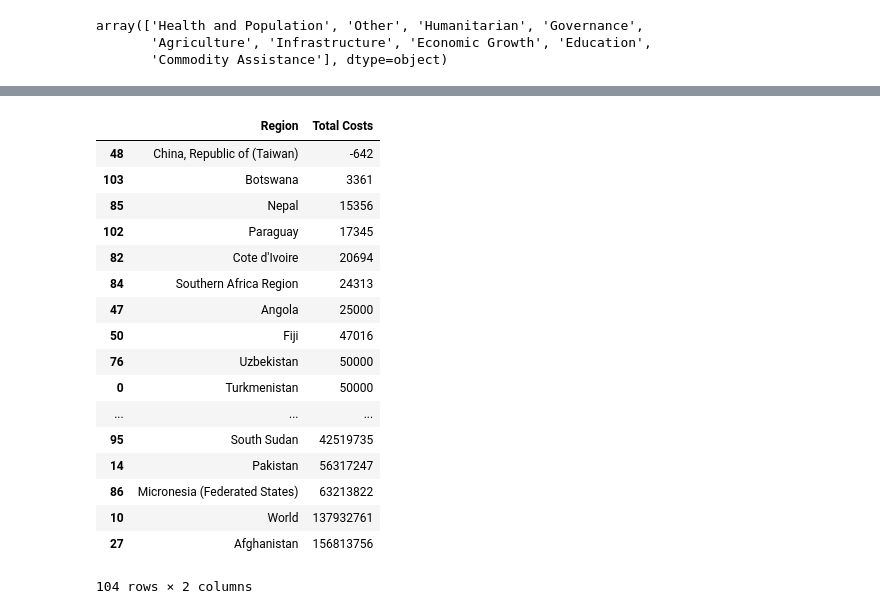
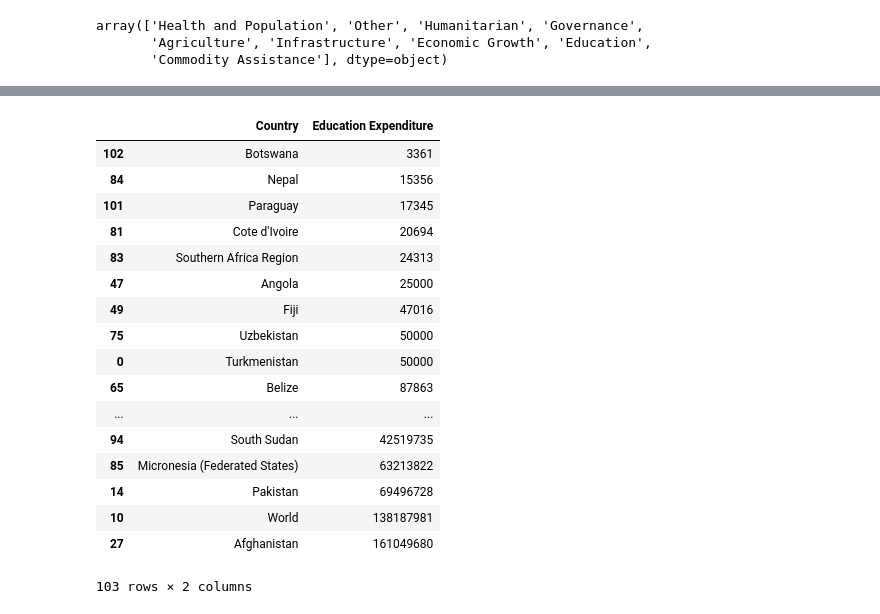
Before and after one commit to ds-proto/ds-proto.github.io, a Jupyter notebook: US_aid.ipynb, the cells around one changed output, grey strips where cells are left out. Drawn from its saved outputs; the diff is of its cells as text; code cells hidden in the pictures.

```diff
--- a/US_aid.ipynb
+++ b/US_aid.ipynb
@@ -64,10 +44,11 @@ def total_costs(dataframe, region_label, cost_label):
     for index,row in dataframe.iterrows():
         region = row[region_label]
         cost = row[cost_label]
-        if region in costs:
-            costs[region] += cost
-        else:
-            costs[region] = cost
+        if cost >= 0:
+            if region in costs:
+                costs[region] += cost
+            else:
+                costs[region] = cost
     return costs
 
 def costs_of(category, region_label, cost_label):
@@ -101,23 +82,24 @@ plot_costs(education_df, 'Region', 'Total Costs')
 # %%
+country_edu_labels = ['Country', 'Education Expenditure']
 country_edu_costs = costs_of('Education', 'country_name', 'current_amount')
-country_edu_df = dict_to_df(country_edu_costs, ['Region', 'Total Costs'])
-country_edu_df.sort('Total Costs')
+country_edu_df = dict_to_df(country_edu_costs, country_edu_labels)
+country_edu_df.sort(country_edu_labels[1])
 # %% [output]
-|  | Region | Total Costs |
-| 48 | China, Republic of (Taiwan) | -642 |
-| 103 | Botswana | 3361 |
-| 85 | Nepal | 15356 |
-| 102 | Paraguay | 17345 |
-| 82 | Cote d'Ivoire | 20694 |
-| 84 | Southern Africa Region | 24313 |
+|  | Country | Education Expenditure |
+| 102 | Botswana | 3361 |
+| 84 | Nepal | 15356 |
+| 101 | Paraguay | 17345 |
+| 81 | Cote d'Ivoire | 20694 |
+| 83 | Southern Africa Region | 24313 |
 | 47 | Angola | 25000 |
-| 50 | Fiji | 47016 |
-| 76 | Uzbekistan | 50000 |
+| 49 | Fiji | 47016 |
+| 75 | Uzbekistan | 50000 |
 | 0 | Turkmenistan | 50000 |
+| 65 | Belize | 87863 |
 | ... | ... | ... |
-| 95 | South Sudan | 42519735 |
-| 14 | Pakistan | 56317247 |
-| 86 | Micronesia (Federated States) | 63213822 |
-| 10 | World | 137932761 |
-| 27 | Afghanistan | 156813756 |
+| 94 | South Sudan | 42519735 |
+| 85 | Micronesia (Federated States) | 63213822 |
+| 14 | Pakistan | 69496728 |
+| 10 | World | 138187981 |
+| 27 | Afghanistan | 161049680 |
-104 rows × 2 columns
+103 rows × 2 columns
```
Also changed, not shown: parts of 12 cells of this notebook, 3 other files.
